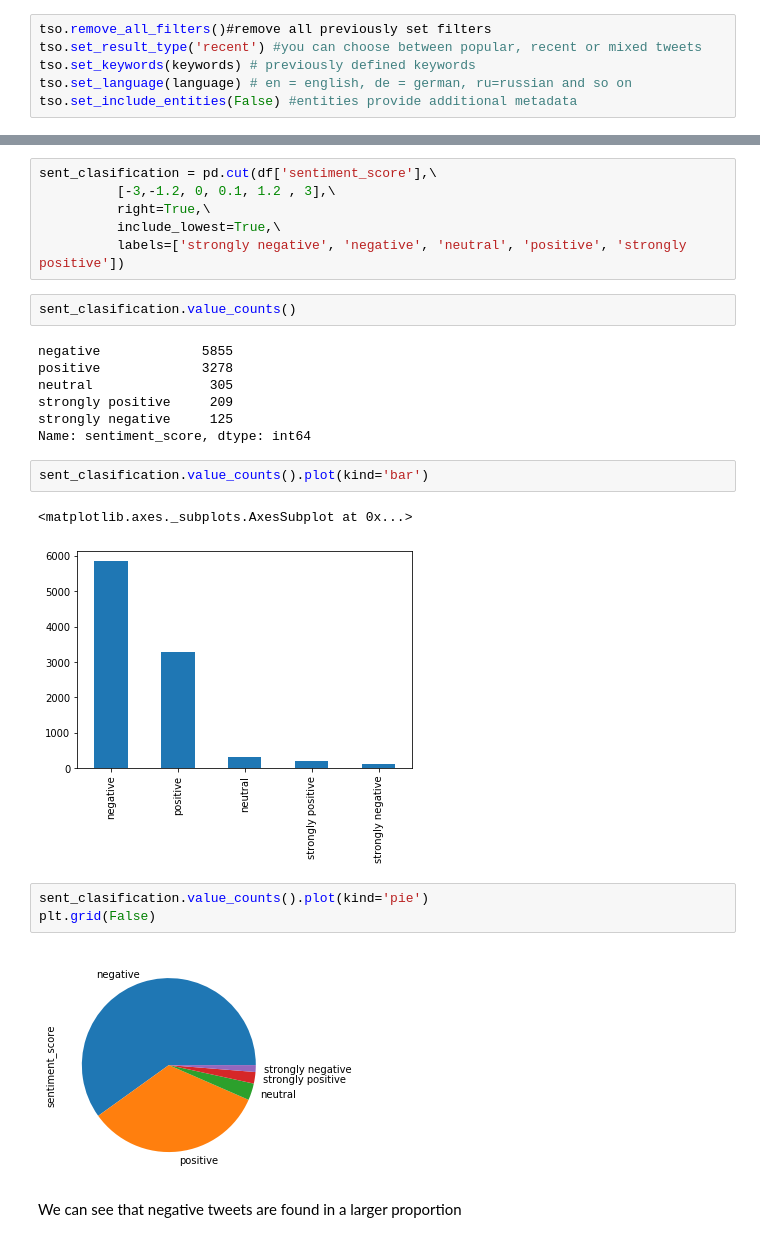
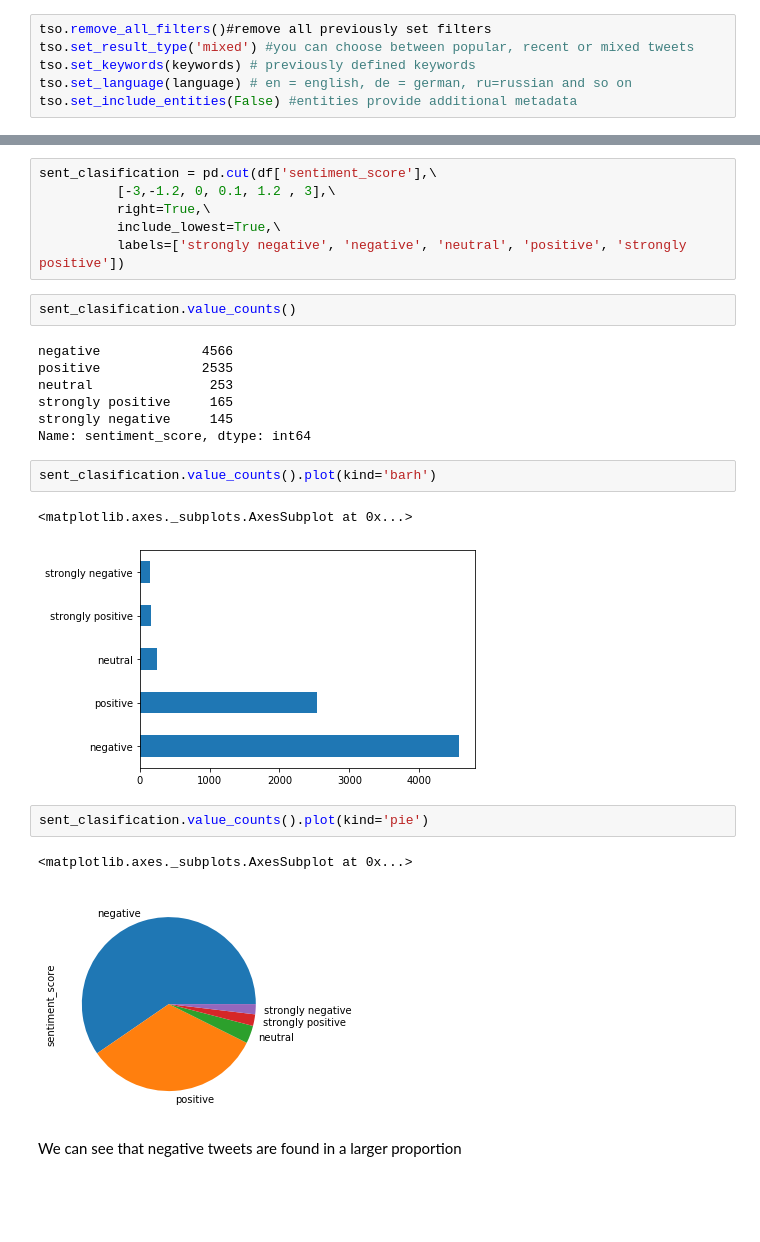
Before and after one commit to sahanaraguram2000/twitter_analysis, a Jupyter notebook: twitter_data_covid.ipynb, the cells around one changed output, grey strips where cells are left out. Drawn from its saved outputs; the diff is of its cells as text; blank space fills up the shorter version.

```diff
--- a/twitter_data_covid.ipynb
+++ b/twitter_data_covid.ipynb
@@ -17,7 +17,7 @@ keywords, language = ['covid'], 'en'
 results = []
 # %%
 tso.remove_all_filters()#remove all previously set filters
-tso.set_result_type('recent') #you can choose between popular, recent or mixed tweets
+tso.set_result_type('mixed') #you can choose between popular, recent or mixed tweets
 tso.set_keywords(keywords) # previously defined keywords
 tso.set_language(language) # en = english, de = german, ru=russian and so on
 tso.set_include_entities(False) #entities provide additional metadata
@@ -281,22 +280,22 @@ sent_clasification = pd.cut(df['sentiment_score'],\
 # %%
 sent_clasification.value_counts()
 # %% [output]
-negative             5855
-positive             3278
-neutral               305
-strongly positive     209
-strongly negative     125
+negative             4566
+positive             2535
+neutral               253
+strongly positive     165
+strongly negative     145
 Name: sentiment_score, dtype: int64
 # %%
-sent_clasification.value_counts().plot(kind='bar')
+sent_clasification.value_counts().plot(kind='barh')
 # %% [output]
 <matplotlib.axes._subplots.AxesSubplot at 0x...>
-[figure, old version]
+[figure, new version]
 # %%
 sent_clasification.value_counts().plot(kind='pie')
-plt.grid(False)
 # %% [output]
+<matplotlib.axes._subplots.AxesSubplot at 0x...>
-[figure, old version]
+[figure, new version]
 # %% [markdown]
 We can see that  negative tweets are found in a larger proportion
 # %% [markdown]
```
Also changed, not shown: parts of 28 cells of this notebook.
